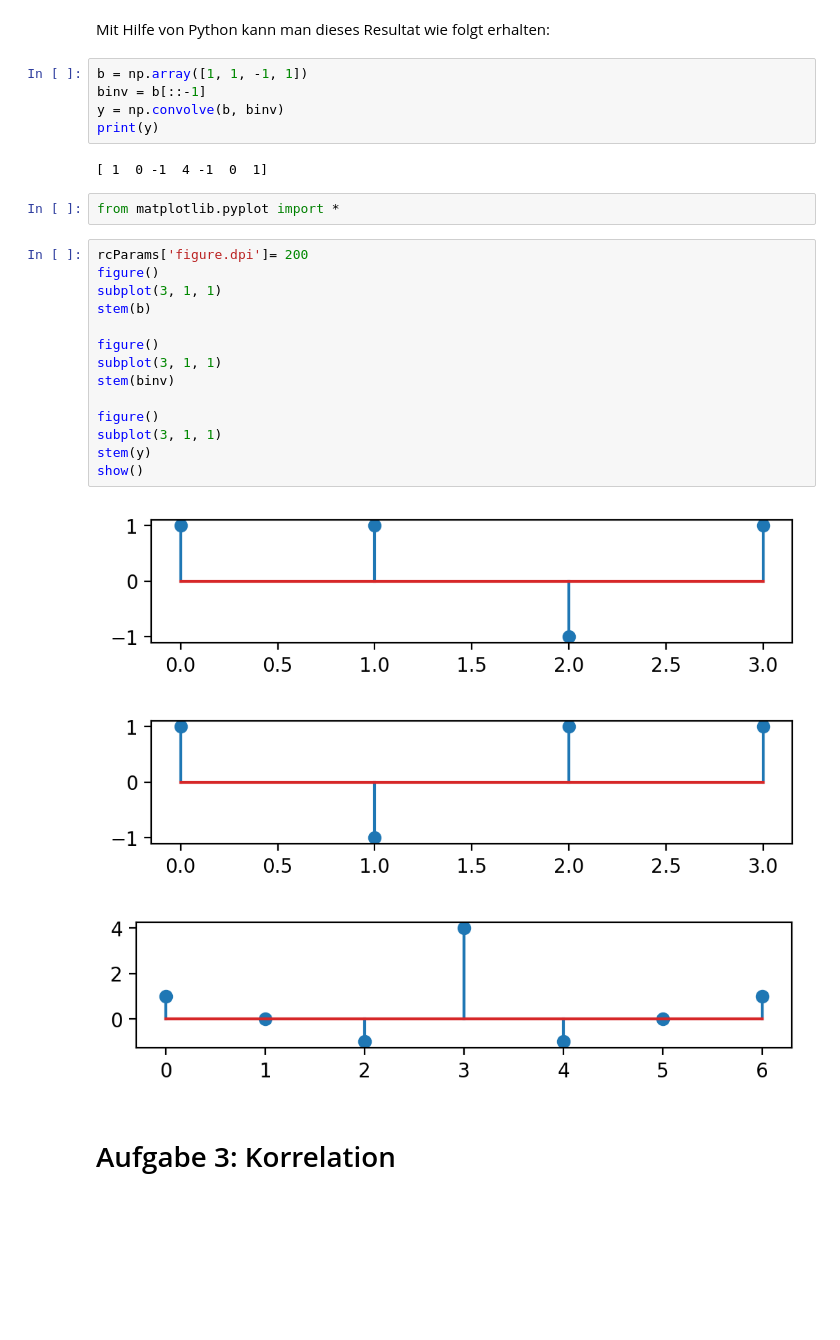
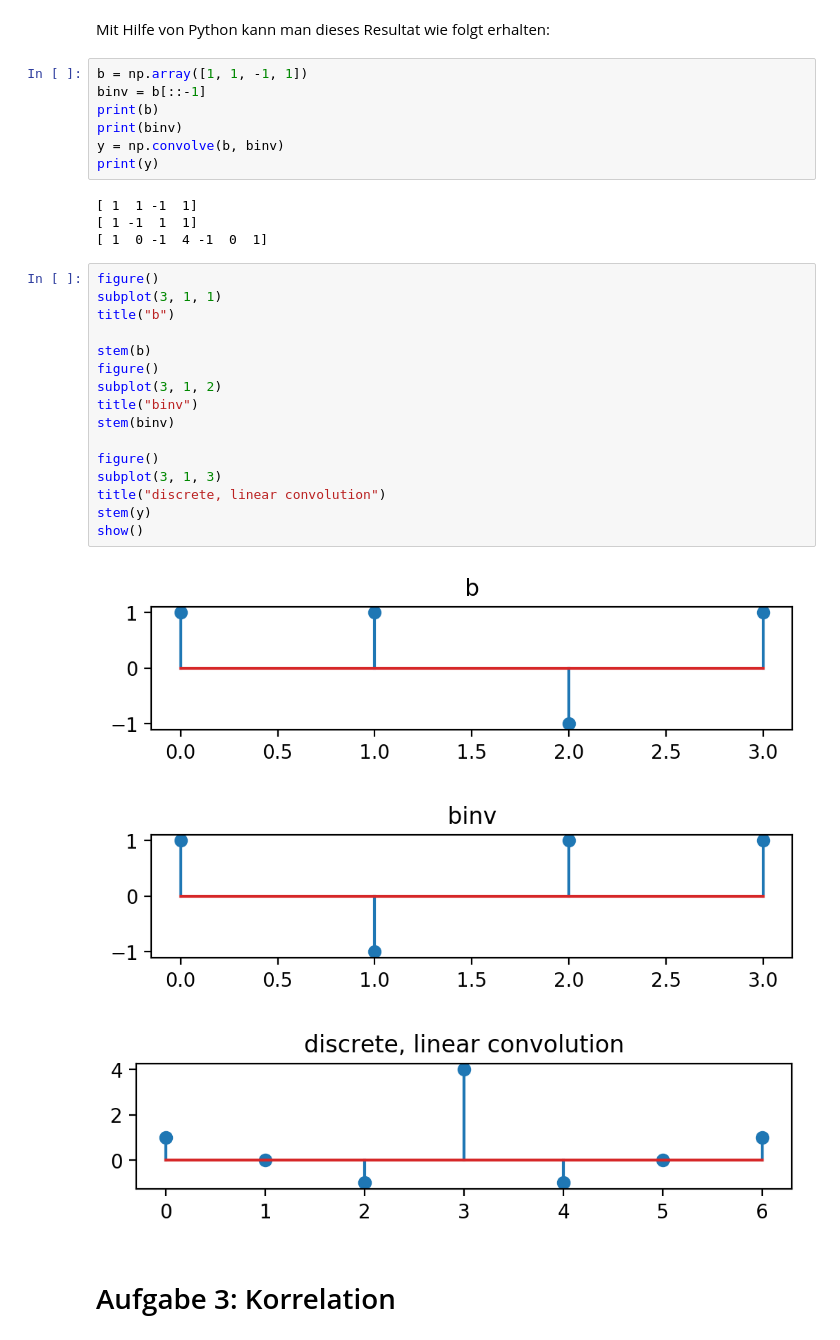
Before and after one commit to tschibu/hslu-ipcv-exercises, a Jupyter notebook: math_exercise01/IPCV_Filter_Exercise_1.ipynb, the cells around one changed output. Drawn from its saved outputs; the diff is of its cells as text; blank space fills up the shorter version.

```diff
--- a/math_exercise01/IPCV_Filter_Exercise_1.ipynb
+++ b/math_exercise01/IPCV_Filter_Exercise_1.ipynb
@@ -28,30 +38,34 @@ Mit Hilfe von Python kann man dieses Resultat wie folgt erhalten:
 # %%
 b = np.array([1, 1, -1, 1])
 binv = b[::-1]
+print(b)
+print(binv)
 y = np.convolve(b, binv)
 print(y)
 # %% [output]
+[ 1  1 -1  1]
+[ 1 -1  1  1]
 [ 1  0 -1  4 -1  0  1]
-# %%
-from matplotlib.pyplot import *
 # %%
-rcParams['figure.dpi']= 200
 figure()
 subplot(3, 1, 1)
+title("b")
+
 stem(b)
-
 figure()
-subplot(3, 1, 1)
+subplot(3, 1, 2)
+title("binv")
 stem(binv)
 
 figure()
-subplot(3, 1, 1)
+subplot(3, 1, 3)
+title("discrete, linear convolution")
 stem(y)
 show()
 # %% [output]
-[figure, old version]
+[figure, new version]
-[figure, old version]
+[figure, new version]
-[figure, old version]
+[figure, new version]
 # %% [markdown]
 # Aufgabe 3: Korrelation
 # %% [markdown]
```
Also changed, not shown: parts of 27 cells of this notebook, 2 other files.
